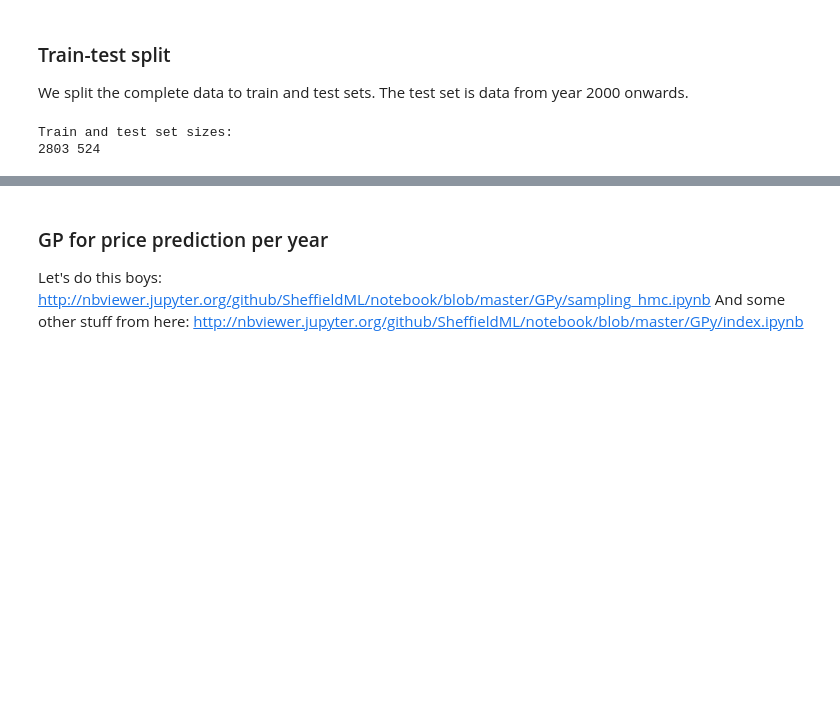
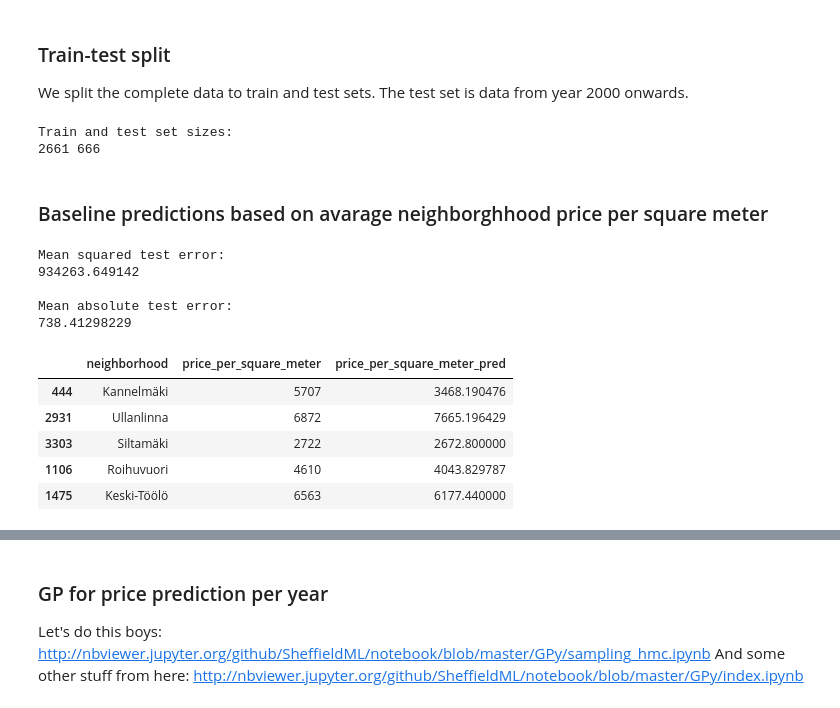
Before and after one commit to kaleaht/house-prices, a Jupyter notebook: sexy_book.ipynb, the cells around one changed output, grey strips where cells are left out. Cells and saved outputs as stored; diff of their text form; code cells hidden in the pictures; blank space fills up the shorter version.

```diff
--- a/sexy_book.ipynb
+++ b/sexy_book.ipynb
@@ -305,18 +353,52 @@ def model_information(model, x_test=None, y_test=None, plot_test_data = False):
 ### Train-test split
 We split the complete data to train and test sets. The test set is data from year 2000 onwards.
 # %%
+from sklearn.model_selection import train_test_split
 # Split data to train and test sets
 # Predict house prices after 2017
 cutoff_year = 2000
 
 train_data = data[data.year < cutoff_year]
 test_data = data[data.year >= cutoff_year]
+train_data, test_data = train_test_split(data, test_size=0.20, random_state=42)
+
 
 print('Train and test set sizes:')
 print(len(train_data), len(test_data))
 # %% [output]
 Train and test set sizes:
-2803 524
+2661 666
+# %% [markdown]
+### Baseline predictions based on avarage neighborghhood price per square meter
+# %%
+train_neigh, test_neigh = train_test_split(data_with_neighborhood, test_size=0.33, random_state=42)
+
+train_neigh = train_neigh[['neighborhood','price_per_square_meter']].groupby('neighborhood').mean()
+res_neigh = neigh_test.join(train_neigh, lsuffix='', rsuffix='_pred', on='neighborhood')
+
+predictions = res_neigh['price_per_square_meter_pred']
+Y_test_b = res_neigh['price_per_square_meter']
+
+mean_test_error = np.mean((Y_test_b-predictions)**2)
+mean_abs_test_error = np.mean(abs((Y_test_b - predictions)))
+print('\nMean squared test error:')
+print(mean_test_error)
+print('\nMean absolute test error:')
+print(mean_abs_test_error)
+print('\n')
+res_neigh[['neighborhood','price_per_square_meter','price_per_square_meter_pred']].head(5)
+# %% [output]
+Mean squared test error:
+934263.649142
+
+Mean absolute test error:
+738.41298229
+|  | neighborhood | price_per_square_meter | price_per_square_meter_pred |
+| 444 | Kannelmäki | 5707 | 3468.190476 |
+| 2931 | Ullanlinna | 6872 | 7665.196429 |
+| 3303 | Siltamäki | 2722 | 2672.800000 |
+| 1106 | Roihuvuori | 4610 | 4043.829787 |
+| 1475 | Keski-Töölö | 6563 | 6177.440000 |
 # %% [markdown]
 ### Baseline models
 
```
Also changed, not shown: parts of 15 cells of this notebook.
